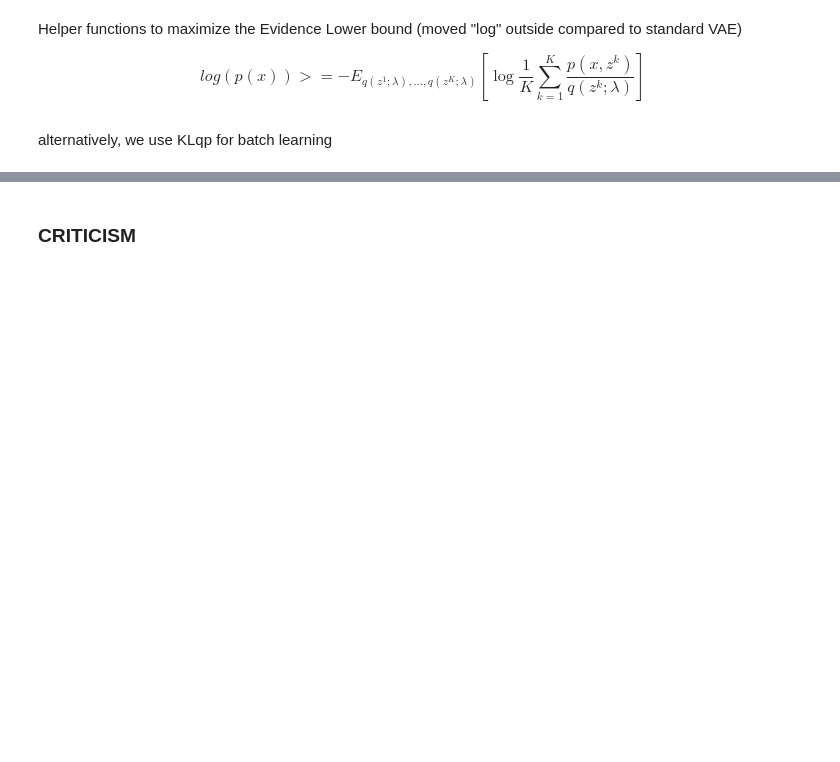
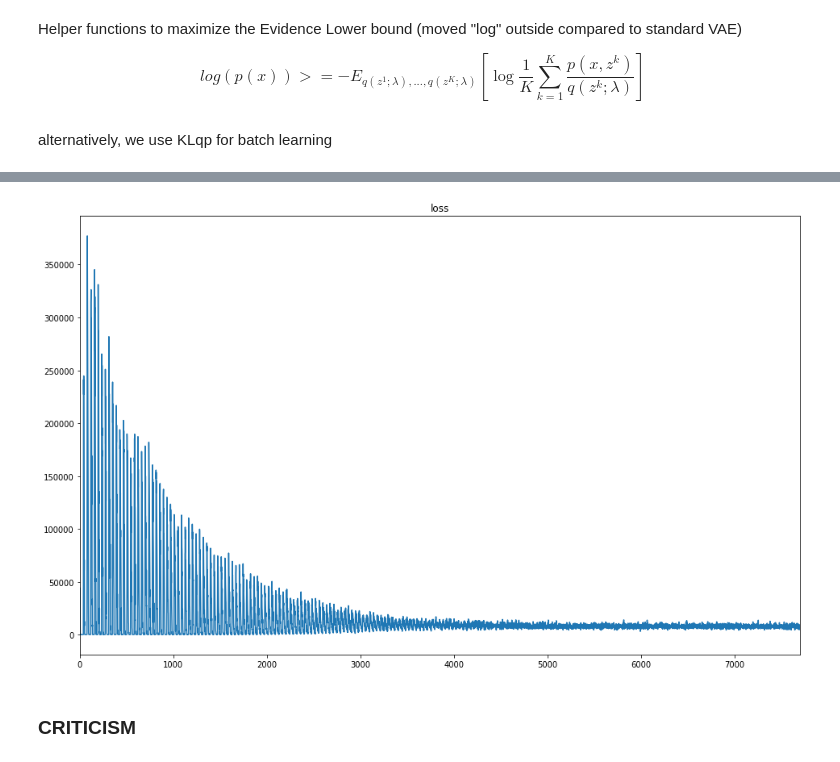
Before and after one commit to felcianofsantos/bayesian-forecast, a Jupyter notebook: notebook/bayesian-forecast.ipynb, the cells around one changed output, grey strips where cells are left out. Cells and saved outputs as stored; diff of their text form; code cells hidden in the pictures; blank space fills up the shorter version.

```diff
--- a/notebook/bayesian-forecast.ipynb
+++ b/notebook/bayesian-forecast.ipynb
@@ -39,7 +39,7 @@ ModuleNotFoundError: No module named 'keras'
 # %%
 # for this basic example, lets only examine a small subset of the data
 %pdb on
-N = 1000  # number of data points
-D = 5  # number of features
+N = 10000  # number of data points
+D = 50  # number of features
 X_data, y_data, X_test, y_test = get_dataset(N=N,D=D, make_balanced=True)
 print('shapes (X,y),', X_data.shape, y_data.shape)
@@ -102,3 +113,7 @@ info_dict
+# %%
+pd.Series([x['loss'] for x in info_dicts]).plot(title='loss');
+# %% [output]
+[figure, added]
 # %% [markdown]
 ### CRITICISM
 # %%
```
Also changed, not shown: parts of 24 cells of this notebook, 3 other files.
